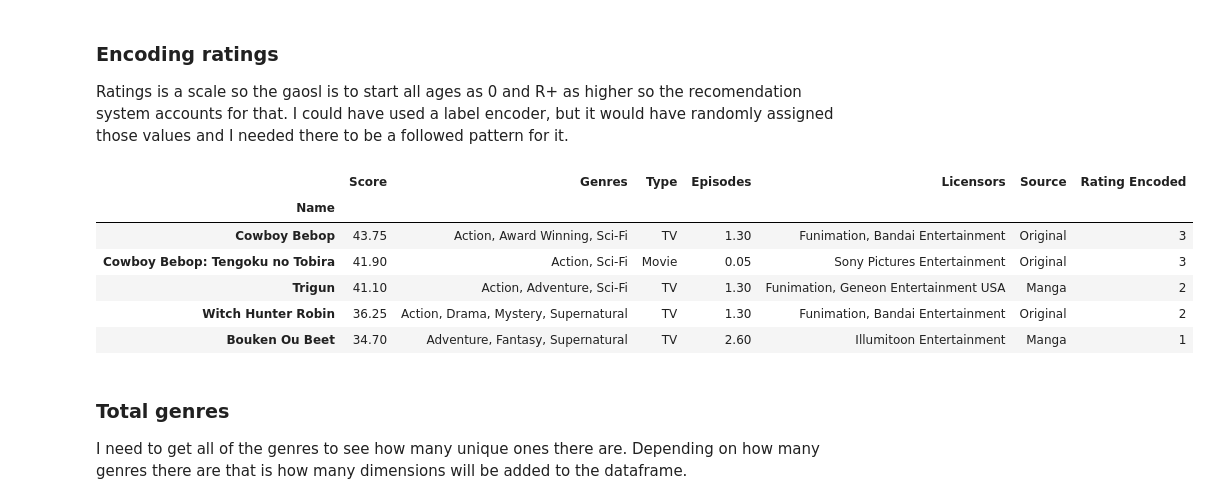
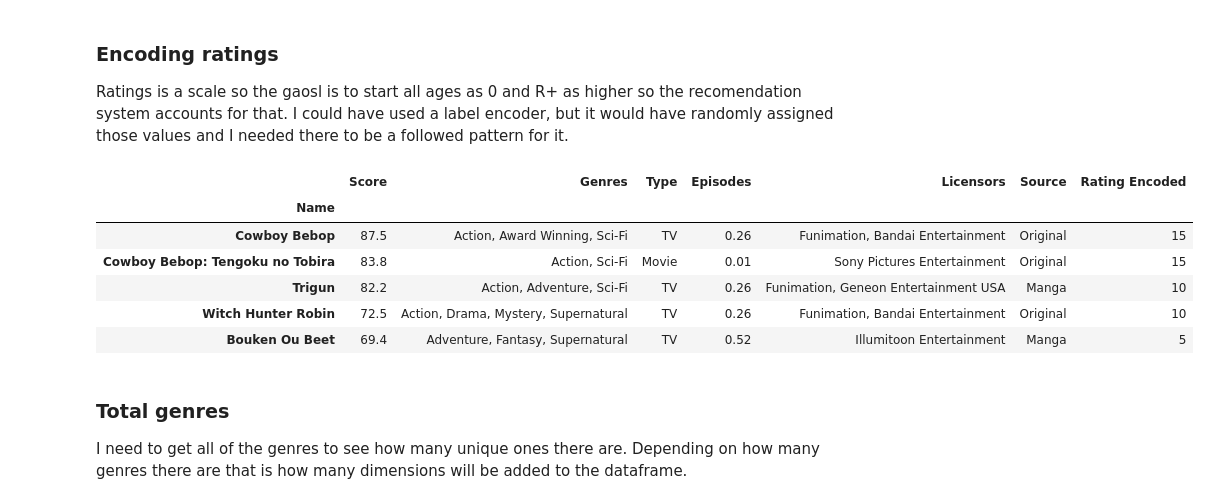
Before and after one commit to rjaggannagari/cs4824_final_project, a Jupyter notebook: anime_machine_learning.ipynb, the cells around one changed output. Saved outputs shown, nothing was run; the diff lists cells and outputs as text; code cells hidden in the pictures.

```diff
--- a/anime_machine_learning.ipynb
+++ b/anime_machine_learning.ipynb
@@ -48,7 +50,7 @@ anime_df.head(5)
 I need to get rid of any of the rows that do not have episodes since that goes into my machine learning algorithm. An alternative could have been to give those rows a standardized number, but I decided against that. Also, I need to reduce the weights of the episodes since it is calculated using the euclidean distance.
 # %%
 anime_df['Episodes'] = anime_df['Episodes'].astype(float)
-anime_df['Episodes'] = anime_df['Episodes'] * 0.05
+anime_df['Episodes'] = anime_df['Episodes'] * 0.01
 
 anime_df.head(5)
 # %% [output]
@@ -63,7 +65,7 @@ anime_df.head(5)
 ### Increase the weight for the score
 I want to increase the weight for the score so that it is weighted more. The point of the project is personalization and I am someone that wants score higher.
 # %%
-anime_df['Score'] = anime_df['Score'] * 5
+anime_df['Score'] = anime_df['Score'] * 10
 anime_df.head(5)
 # %% [output]
 |  | Score | Genres | Type | Episodes | Licensors | Source | Rating |
@@ -79,38 +81,38 @@ Ratings is a scale so the gaosl is to start all ages as 0 and R+ as higher so th
 # %%
 # All the categories that are possible
 rating_categories = ['G - All Ages', 'PG - Children', 'PG-13 - Teens 13 or older', 'R - 17+ (violence & profanity)',
                      'R+ - Mild Nudity', 'UNKNOWN']
 
 rating_encoded = list() # Empty list that is going to be added too
 
 # Iterate through each row and find append to a list
 for i, current_row in anime_df.iterrows():
     if (current_row['Rating'] == rating_categories[0]):
         rating_encoded.append(0)
     elif (current_row['Rating'] == rating_categories[1]):
-        rating_encoded.append(1)
+        rating_encoded.append(5)
     elif (current_row['Rating'] == rating_categories[2]):
-        rating_encoded.append(2)
+        rating_encoded.append(10)
     elif (current_row['Rating'] == rating_categories[3]):
-        rating_encoded.append(3)
+        rating_encoded.append(15)
     elif (current_row['Rating'] == rating_categories[4]):
-        rating_encoded.append(4)
+        rating_encoded.append(20)
     elif (current_row['Rating'] == rating_categories[5]):
-        rating_encoded.append(5)
+        rating_encoded.append(25)
 
 # Add the list as a column and drop the old ratings columns as it is not needed
 anime_df['Rating Encoded'] = rating_encoded
 anime_df = anime_df.drop(columns = 'Rating')
 
 anime_df.head(5)
 # %% [output]
 |  | Score | Genres | Type | Episodes | Licensors | Source | Rating Encoded |
 | Name |  |  |  |  |  |  |  |
-| Cowboy Bebop | 43.75 | Action, Award Winning, Sci-Fi | TV | 1.30 | Funimation, Bandai Entertainment | Original | 3 |
-| Cowboy Bebop: Tengoku no Tobira | 41.90 | Action, Sci-Fi | Movie | 0.05 | Sony Pictures Entertainment | Original | 3 |
-| Trigun | 41.10 | Action, Adventure, Sci-Fi | TV | 1.30 | Funimation, Geneon Entertainment USA | Manga | 2 |
-| Witch Hunter Robin | 36.25 | Action, Drama, Mystery, Supernatural | TV | 1.30 | Funimation, Bandai Entertainment | Original | 2 |
-| Bouken Ou Beet | 34.70 | Adventure, Fantasy, Supernatural | TV | 2.60 | Illumitoon Entertainment | Manga | 1 |
+| Cowboy Bebop | 87.5 | Action, Award Winning, Sci-Fi | TV | 0.26 | Funimation, Bandai Entertainment | Original | 15 |
+| Cowboy Bebop: Tengoku no Tobira | 83.8 | Action, Sci-Fi | Movie | 0.01 | Sony Pictures Entertainment | Original | 15 |
+| Trigun | 82.2 | Action, Adventure, Sci-Fi | TV | 0.26 | Funimation, Geneon Entertainment USA | Manga | 10 |
+| Witch Hunter Robin | 72.5 | Action, Drama, Mystery, Supernatural | TV | 0.26 | Funimation, Bandai Entertainment | Original | 10 |
+| Bouken Ou Beet | 69.4 | Adventure, Fantasy, Supernatural | TV | 0.52 | Illumitoon Entertainment | Manga | 5 |
 # %% [markdown]
 ### Total genres
 I need to get all of the genres to see how many unique ones there are. Depending on how many genres there are that is how many dimensions will be added to the dataframe.
```
Also changed, not shown: parts of 9 cells of this notebook, 1 other file.
